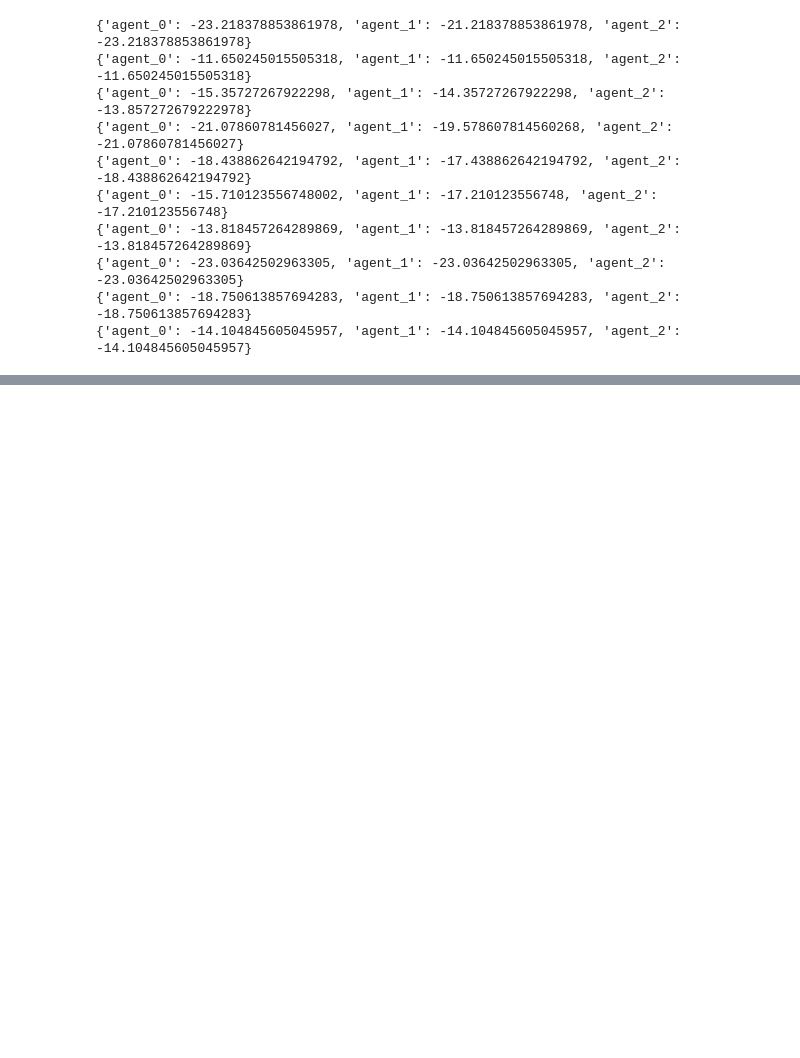
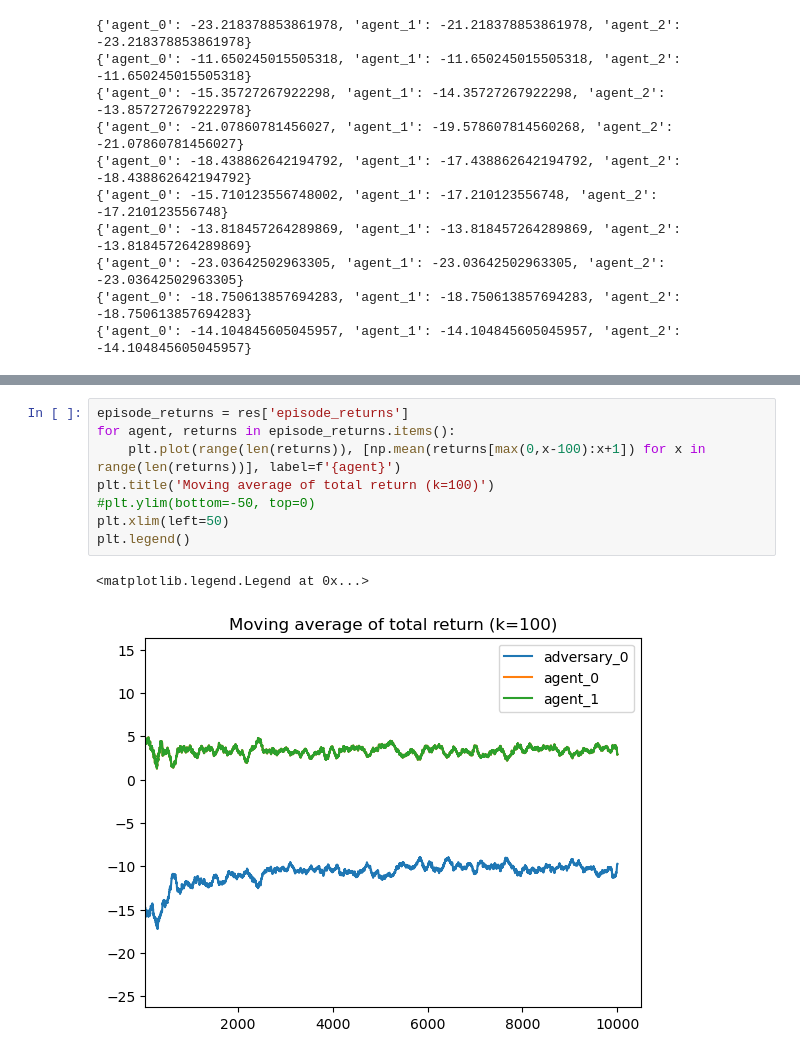
Before and after one commit to jimtoledo/reinforcement-learning, a Jupyter notebook: notebooks/maddpg.ipynb, the cells around one changed output, grey strips where cells are left out. Drawn from its saved outputs; the diff is of its cells as text; blank space fills up the shorter version.

```diff
--- a/notebooks/maddpg.ipynb
+++ b/notebooks/maddpg.ipynb
@@ -248,0 +267,11 @@ env.close()
+# %%
+episode_returns = res['episode_returns']
+for agent, returns in episode_returns.items():
+    plt.plot(range(len(returns)), [np.mean(returns[max(0,x-100):x+1]) for x in range(len(returns))], label=f'{agent}')
+plt.title('Moving average of total return (k=100)')
+#plt.ylim(bottom=-50, top=0)
+plt.xlim(left=50)
+plt.legend()
+# %% [output]
+<matplotlib.legend.Legend at 0x...>
+[figure, added]
```
Also changed, not shown: parts of 10 cells of this notebook, 5 other files.
